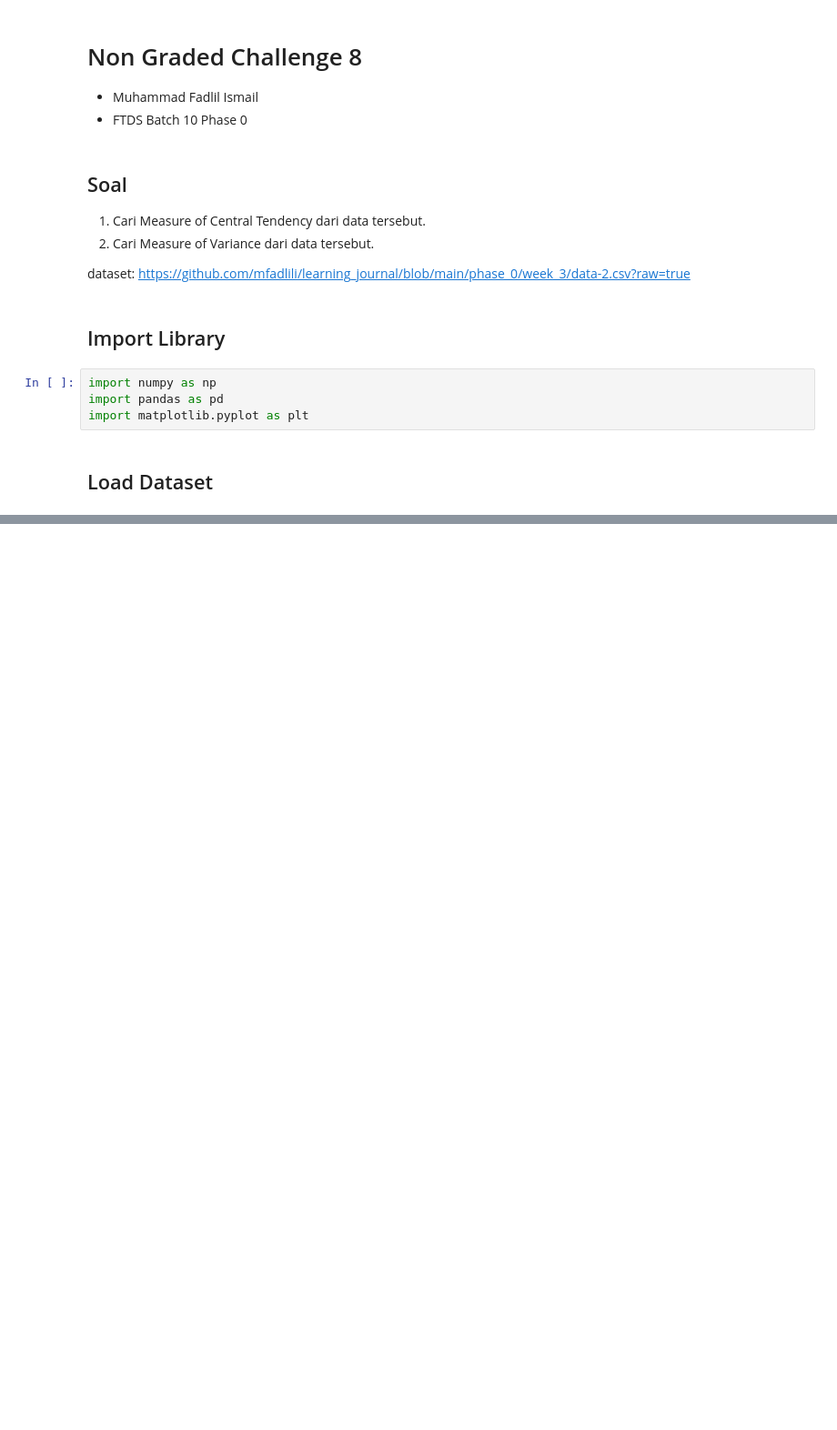
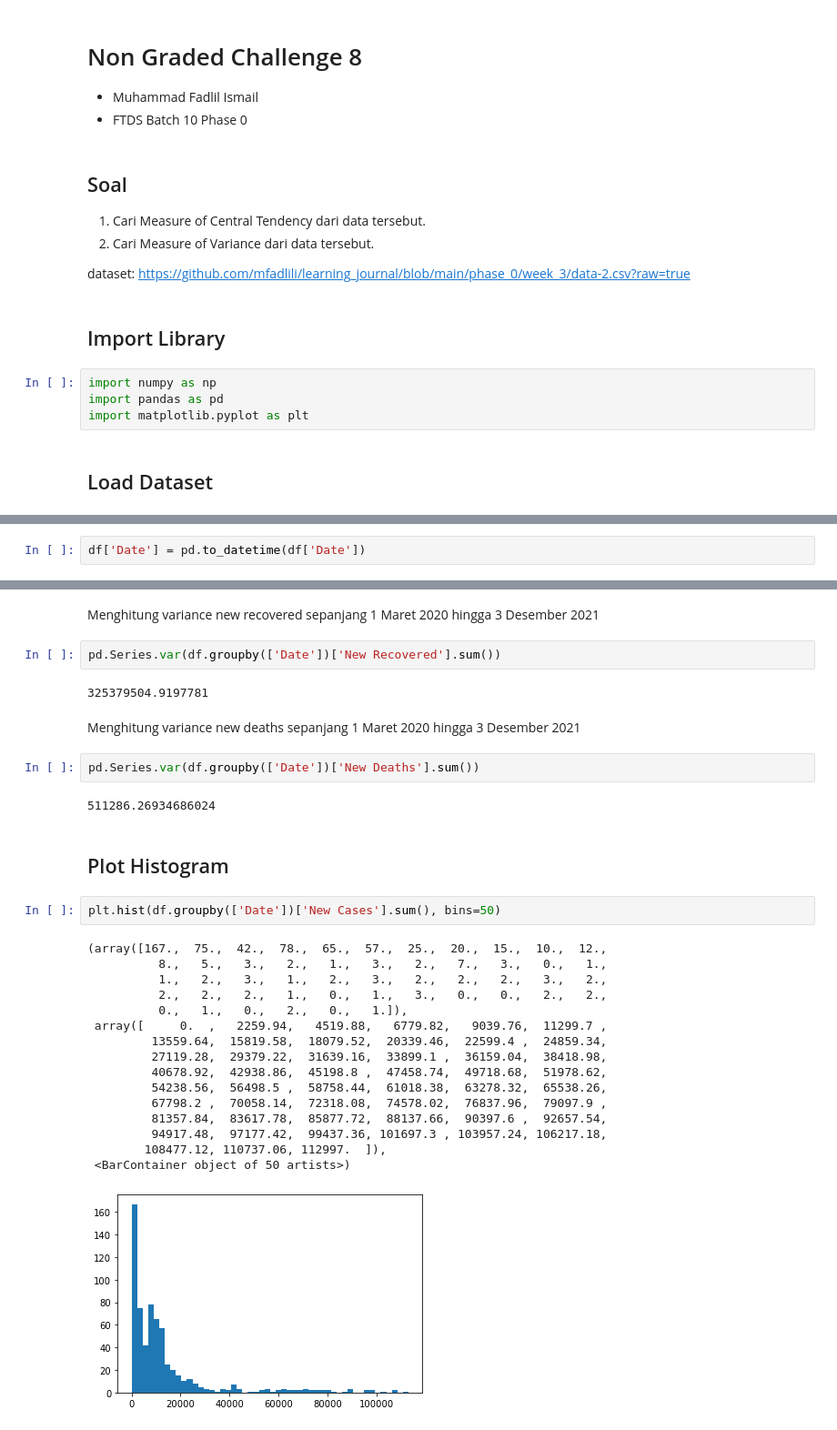
Before and after one commit to mfadlili/learning_journal, a Jupyter notebook: phase_0/week_3/h8dsft_Descriptive.ipynb, the cells around one changed output, grey strips where cells are left out. Shown at 91% size. Saved outputs shown, nothing was run; the diff lists cells and outputs as text; blank space fills up the shorter version.

```diff
--- a/phase_0/week_3/h8dsft_Descriptive.ipynb
+++ b/phase_0/week_3/h8dsft_Descriptive.ipynb
@@ -29,0 +88,2 @@ df.head()
+# %%
+df['Date'] = pd.to_datetime(df['Date'])
@@ -29,0 +179,33 @@ df.head()
+# %% [markdown]
+Menghitung variance new recovered sepanjang 1 Maret 2020 hingga 3 Desember 2021
+# %%
+pd.Series.var(df.groupby(['Date'])['New Recovered'].sum())
+# %% [output]
+325379504.9197781
+# %% [markdown]
+Menghitung variance new deaths sepanjang 1 Maret 2020 hingga 3 Desember 2021
+# %%
+pd.Series.var(df.groupby(['Date'])['New Deaths'].sum())
+# %% [output]
+511286.26934686024
+# %% [markdown]
+## Plot Histogram
+# %%
+plt.hist(df.groupby(['Date'])['New Cases'].sum(), bins=50)
+# %% [output]
+(array([167.,  75.,  42.,  78.,  65.,  57.,  25.,  20.,  15.,  10.,  12.,
+          8.,   5.,   3.,   2.,   1.,   3.,   2.,   7.,   3.,   0.,   1.,
+          1.,   2.,   3.,   1.,   2.,   3.,   2.,   2.,   2.,   3.,   2.,
+          2.,   2.,   2.,   1.,   0.,   1.,   3.,   0.,   0.,   2.,   2.,
+          0.,   1.,   0.,   2.,   0.,   1.]),
+ array([     0.  ,   2259.94,   4519.88,   6779.82,   9039.76,  11299.7 ,
+         13559.64,  15819.58,  18079.52,  20339.46,  22599.4 ,  24859.34,
+         27119.28,  29379.22,  31639.16,  33899.1 ,  36159.04,  38418.98,
+         40678.92,  42938.86,  45198.8 ,  47458.74,  49718.68,  51978.62,
+         54238.56,  56498.5 ,  58758.44,  61018.38,  63278.32,  65538.26,
+         67798.2 ,  70058.14,  72318.08,  74578.02,  76837.96,  79097.9 ,
+         81357.84,  83617.78,  85877.72,  88137.66,  90397.6 ,  92657.54,
+         94917.48,  97177.42,  99437.36, 101697.3 , 103957.24, 106217.18,
+        108477.12, 110737.06, 112997.  ]),
+ <BarContainer object of 50 artists>)
+[figure, added]
```
Also changed, not shown: parts of 30 cells of this notebook.
